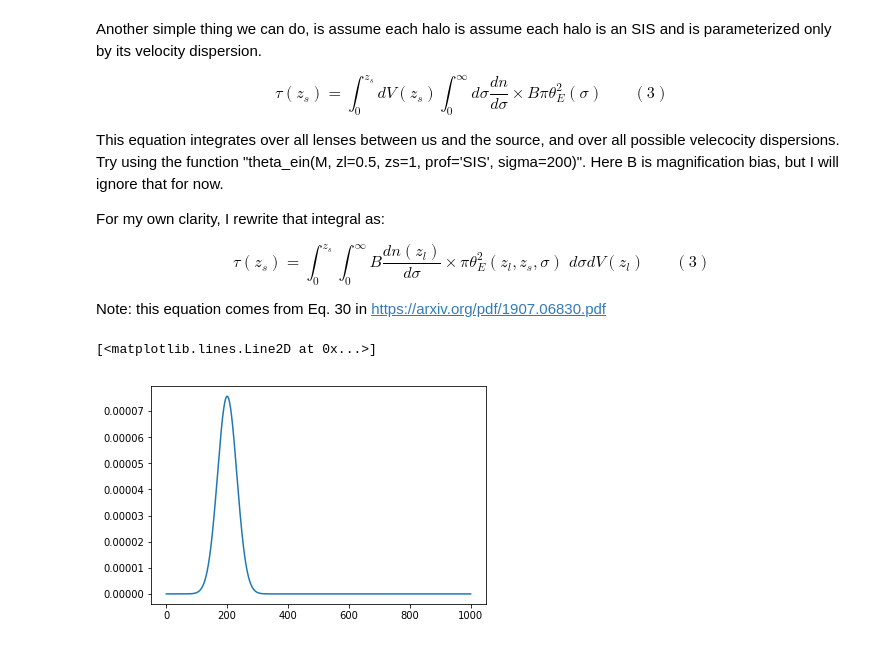
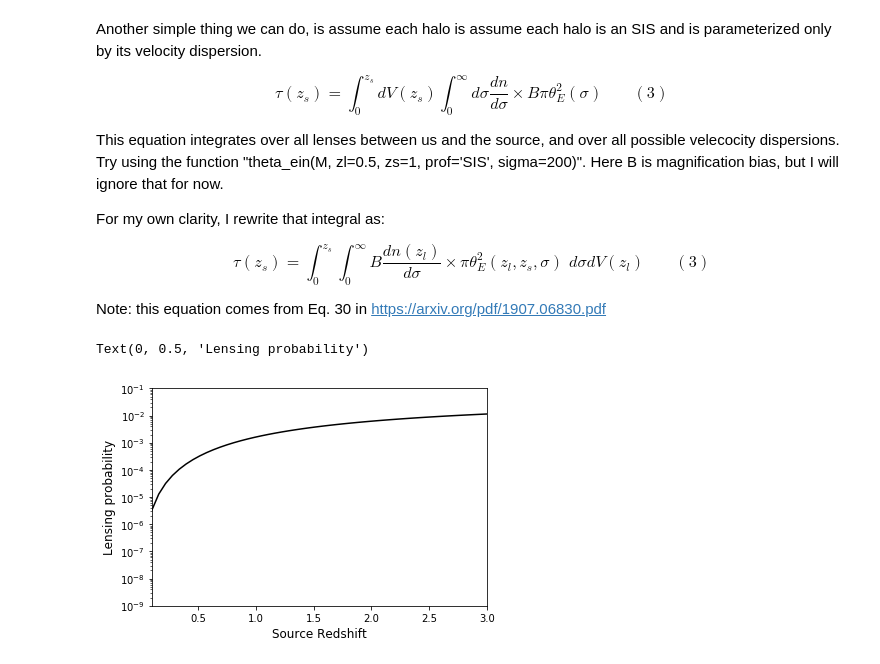
Before and after one commit to liamconnor/frb_glens, a Jupyter notebook: frb_grav_lensing.ipynb, the cells around one changed output. Saved outputs shown, nothing was run; the diff lists cells and outputs as text; code cells hidden in the pictures.

```diff
--- a/frb_grav_lensing.ipynb
+++ b/frb_grav_lensing.ipynb
@@ -95,16 +95,16 @@ def n_sig(zl, sig, mu=200, var=1000):
     6e-3 according to
     http://inspirehep.net/record/1125519/plots
     """
-    gauss = (2*np.pi*var)**-0.5*np.exp(-(sigs-mu)**2/(2*var))
+    gauss = (2*np.pi*var)**-0.5*np.exp(-(sig-mu)**2/(2*var))
     gauss *= u.Mpc**-3
     gauss *= 6e-3
+    gauss = gauss
 
     return gauss
 
 def tau_integrand_SIS(zl, sig, zs=1):
     """Get lensing optical depth integrand from Eq. 2
-    assuming a fraction f of the Universe's matter in
-    compact halos or blackholes
+    assuming SIS and sig vel dispersion
 
     Parameters:
     -----------
@@ -184,10 +184,20 @@ For my own clarity, I rewrite that integral as:
 
 
 Note: this equation comes from Eq. 30 in https://arxiv.org/pdf/1907.06830.pdf
-# %%
-sigs = np.linspace(0, 1000, 1000)
-var=1000
-plot(sigs, n_sig(zl, sigs))
-# %% [output]
-[<matplotlib.lines.Line2D at 0x...>]
-[figure, removed]
+# %%
+zss = np.linspace(0.1, 3.0, 50)
+tau_arr_SIS = []
+
+for zs in zss:
+    val = integrate.dblquad(tau_integrand_SIS, 0, 500, lambda x: 0, lambda x: zs)[0]
+    tau_arr_SIS.append(val)
+# %%
+plot(zss, tau_arr_SIS, color='k')
+semilogy()
+xlim(0.1, 3.0)
+ylim(1e-9, 0.1)
+xlabel('Source Redshift', fontsize=12)
+ylabel('Lensing probability', fontsize=12)
+# %% [output]
+Text(0, 0.5, 'Lensing probability')
+[figure, added]
```
